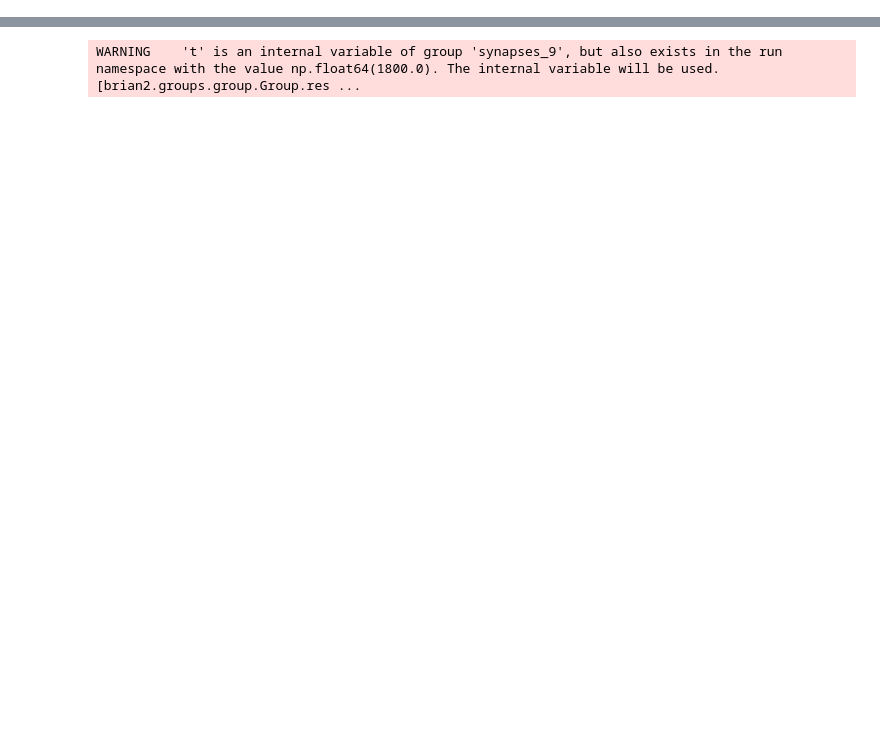
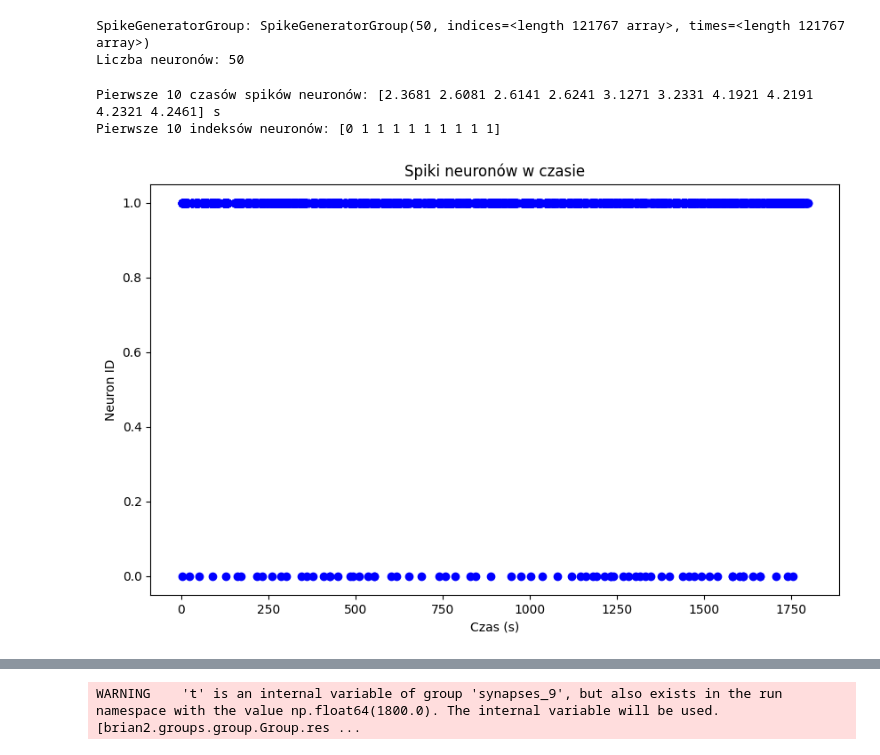
Before and after one commit to ewazukowska/MasterThesis, a Jupyter notebook: notebooks/STDP.ipynb, the cells around one changed output, grey strips where cells are left out. Drawn from its saved outputs; the diff is of its cells as text; code cells hidden in the pictures; blank space fills up the shorter version.

```diff
--- a/notebooks/STDP.ipynb
+++ b/notebooks/STDP.ipynb
@@ -59,3 +67,9 @@ df
+# %%
+print(f"SpikeGeneratorGroup: {spike_input}")
+print(f"Liczba neuronów: {spike_input.N}")
+# %% [output]
+SpikeGeneratorGroup: SpikeGeneratorGroup(50, indices=<length 121767 array>, times=<length 121767 array>)
+Liczba neuronów: 50
 # %%
 spike_input = SpikeGeneratorGroup(50, spike_indices, spike_times_s)
 # %%
@@ -71,6 +85,23 @@ synapse = Synapses(spike_input, neurons,
                    on_pre='v += s')
 synapse.connect(i=[0, 1], j=[0, 1])
 synapse.s = 100. * mV
+# %%
+neurons_indices, neurons_times = neurons_monitor.it
+
+print(f"Pierwsze 10 czasów spików neuronów: {neurons_times[:10]}")
+print(f"Pierwsze 10 indeksów neuronów: {neurons_indices[:10]}")
+# %% [output]
+Pierwsze 10 czasów spików neuronów: [2.3681 2.6081 2.6141 2.6241 3.1271 3.2331 4.1921 4.2191 4.2321 4.2461] s
+Pierwsze 10 indeksów neuronów: [0 1 1 1 1 1 1 1 1 1]
+# %%
+plt.figure(figsize=(10, 6))
+plt.plot(neurons_times, neurons_indices, 'ob')
+plt.title('Spiki neuronów w czasie')
+plt.xlabel('Czas (s)')
+plt.ylabel('Neuron ID')
+plt.show()
+# %% [output]
+[figure, added]
 # %%
 ## STDP section
 synapse_stdp = Synapses(neurons, neurons,
```
Also changed, not shown: parts of 19 cells of this notebook, 2 other files.
